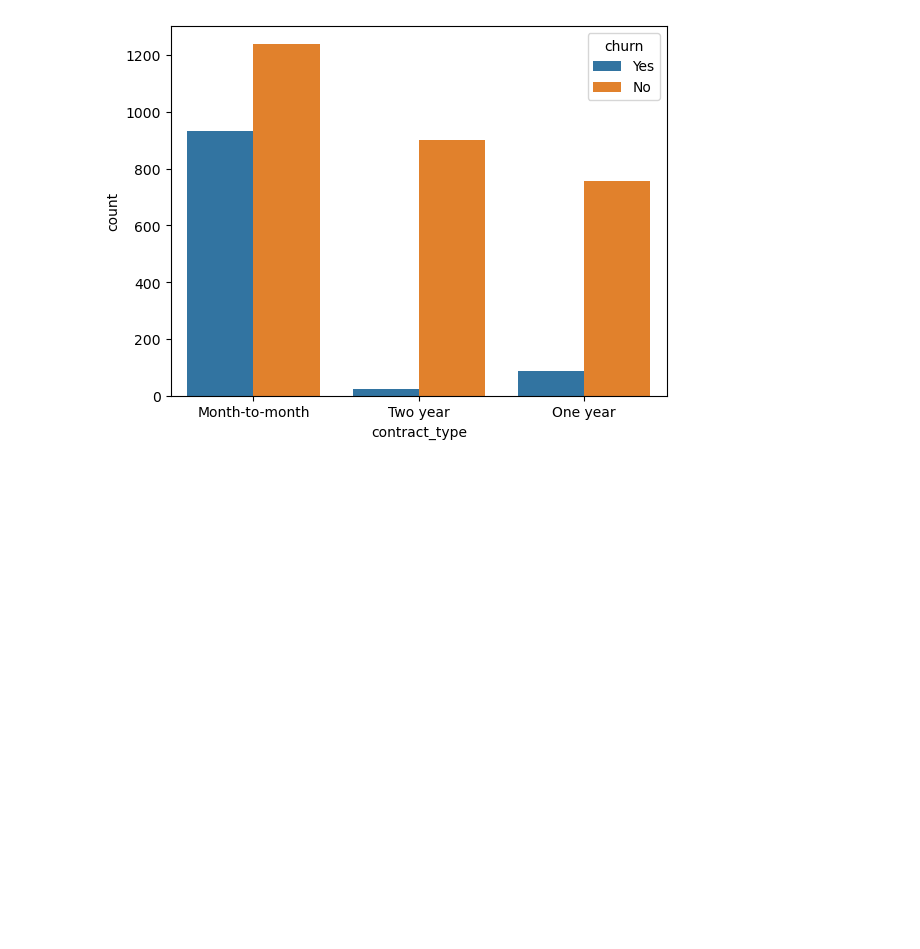
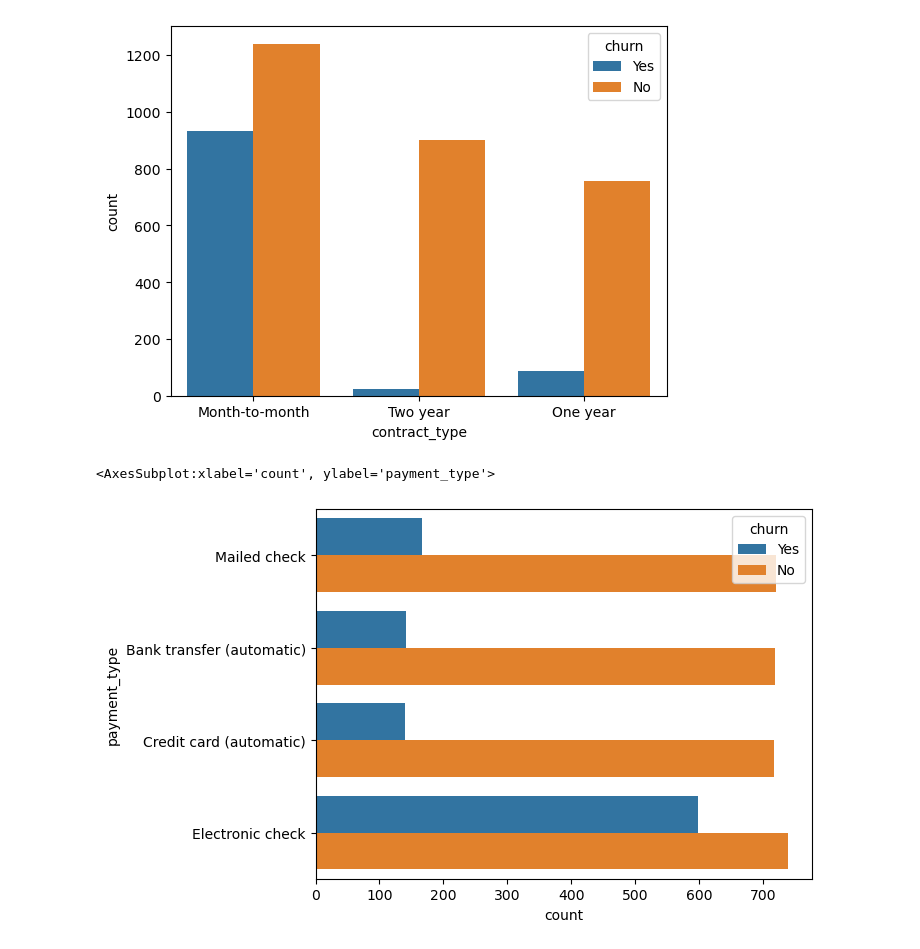
Before and after one commit to akonstans/Classification_Project, a Jupyter notebook: exploration1.ipynb, the cells around one changed output. Saved outputs shown, nothing was run; the diff lists cells and outputs as text; code cells hidden in the pictures; blank space fills up the shorter version.

Commit message:
first pass visuals and stats tests

```diff
--- a/exploration1.ipynb
+++ b/exploration1.ipynb
@@ -117,3 +117,9 @@ sns.countplot(x = train.contract_type, hue = train.churn)
 # %% [output]
 <AxesSubplot:xlabel='contract_type', ylabel='count'>
 [figure]
+# %%
+sns.countplot(y = train.payment_type, hue = train.churn)
+#Count Plot that visualizes payment_type and the count of churn within each type of payment
+# %% [output]
+<AxesSubplot:xlabel='count', ylabel='payment_type'>
+[figure, added]
```
Also changed, not shown: parts of 8 cells of this notebook.
